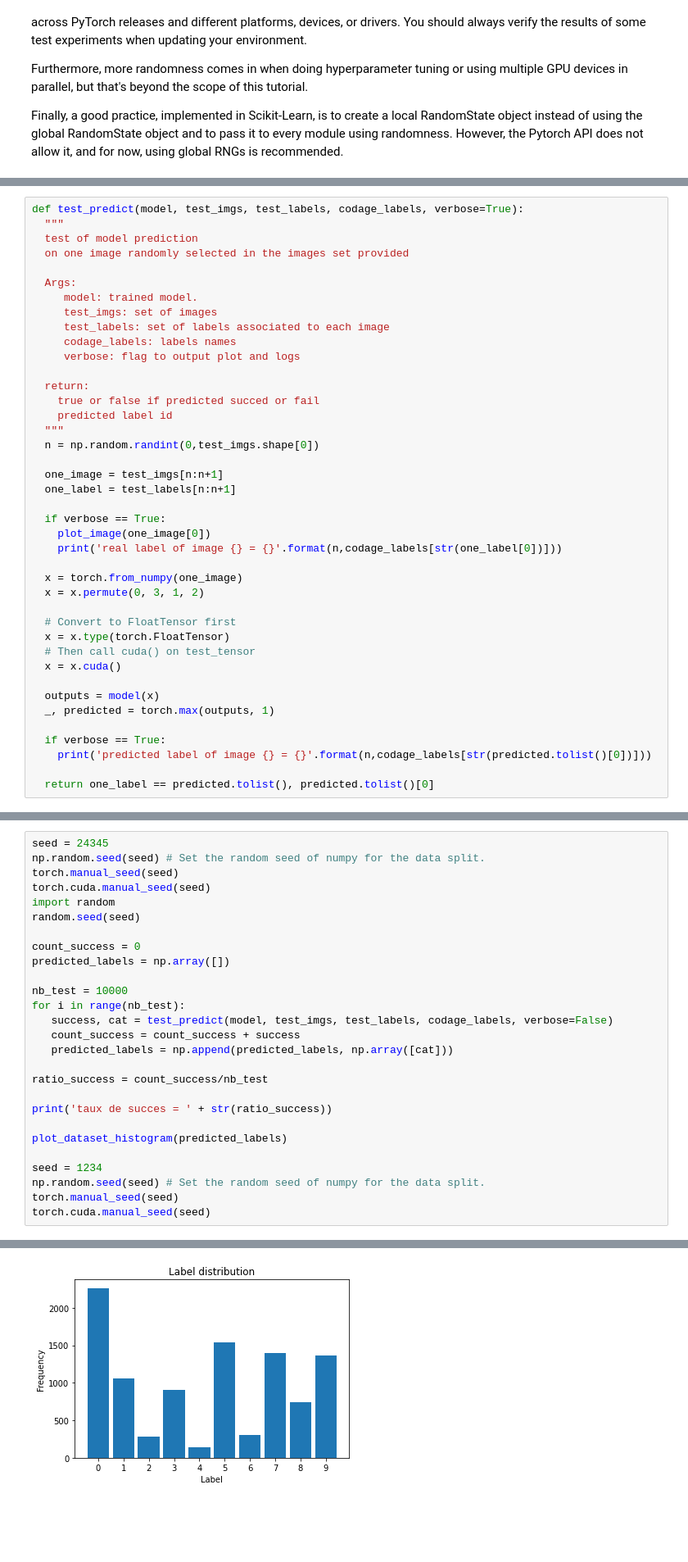
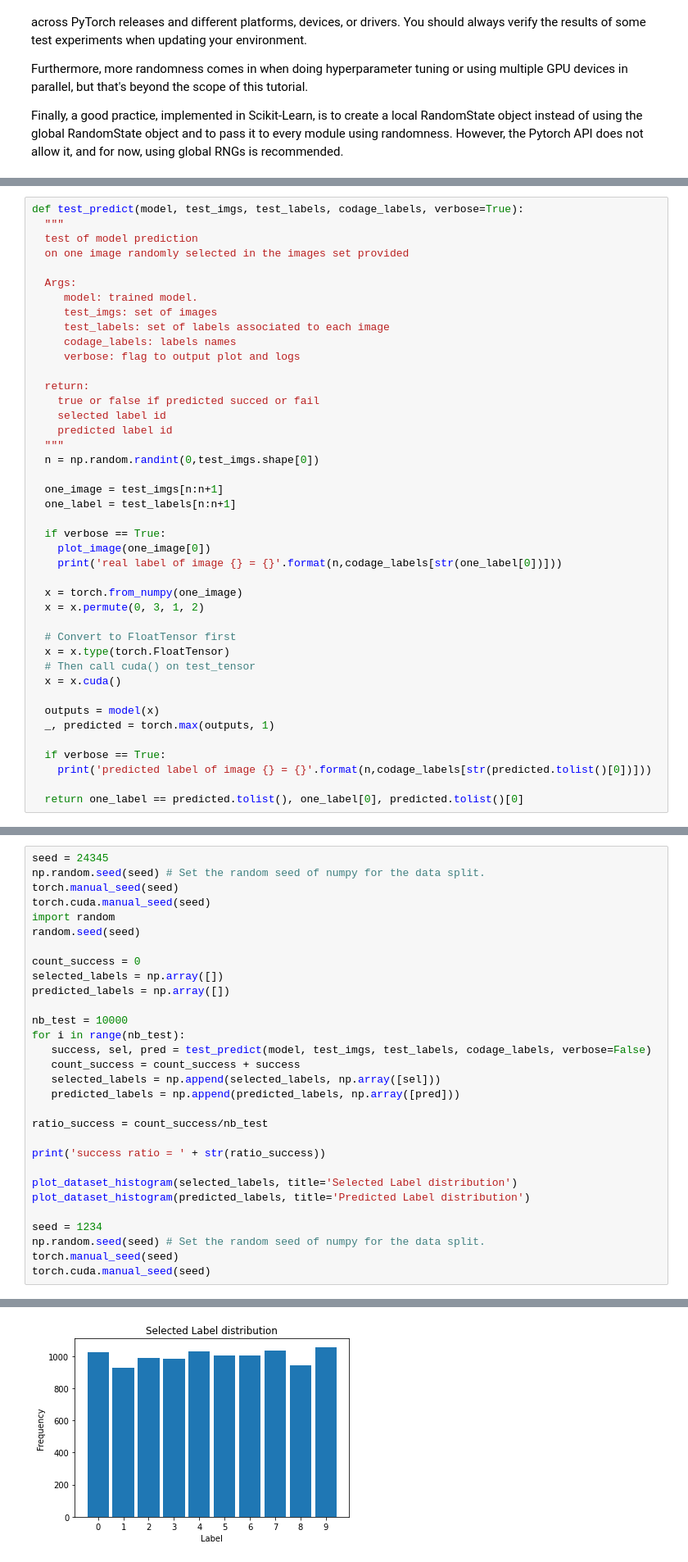
Before and after one commit to delemarchand2020/IVADO_MILA_DL, a Jupyter notebook: week1_tutorial_denis_lemarchand.ipynb, the cells around one changed output, grey strips where cells are left out. Shown at 82% size. Drawn from its saved outputs; the diff is of its cells as text; blank space fills up the shorter version.

```diff
--- a/week1_tutorial_denis_lemarchand.ipynb
+++ b/week1_tutorial_denis_lemarchand.ipynb
@@ -1443,6 +1471,7 @@ def test_predict(model, test_imgs, test_labels, codage_labels, verbose=True):
 
   return:
     true or false if predicted succed or fail
+    selected label id
     predicted label id
   """
   n = np.random.randint(0,test_imgs.shape[0])
@@ -1468,7 +1497,7 @@ def test_predict(model, test_imgs, test_labels, codage_labels, verbose=True):
   if verbose == True:
     print('predicted label of image {} = {}'.format(n,codage_labels[str(predicted.tolist()[0])]))
 
-  return one_label == predicted.tolist(), predicted.tolist()[0]
+  return one_label == predicted.tolist(), one_label[0], predicted.tolist()[0]
 # %%
 test_predict(model, test_imgs, test_labels, codage_labels, verbose=True)
 # %% [output]
@@ -1485,19 +1514,22 @@ import random
 random.seed(seed)
 
 count_success = 0
+selected_labels = np.array([])
 predicted_labels = np.array([])
 
 nb_test = 10000
 for i in range(nb_test):
-   success, cat = test_predict(model, test_imgs, test_labels, codage_labels, verbose=False)
+   success, sel, pred = test_predict(model, test_imgs, test_labels, codage_labels, verbose=False)
    count_success = count_success + success
-   predicted_labels = np.append(predicted_labels, np.array([cat]))
+   selected_labels = np.append(selected_labels, np.array([sel]))
+   predicted_labels = np.append(predicted_labels, np.array([pred]))
 
 ratio_success = count_success/nb_test
 
-print('taux de succes = ' + str(ratio_success))
+print('success ratio = ' + str(ratio_success))
 
-plot_dataset_histogram(predicted_labels)
+plot_dataset_histogram(selected_labels, title='Selected Label distribution')
+plot_dataset_histogram(predicted_labels, title='Predicted Label distribution')
 
 seed = 1234
 np.random.seed(seed) # Set the random seed of numpy for the data split.
@@ -1508 +1540 @@ taux de succes = 0.427
-[figure, old version]
+[figure, new version]
```
Also changed, not shown: parts of 15 cells of this notebook.
